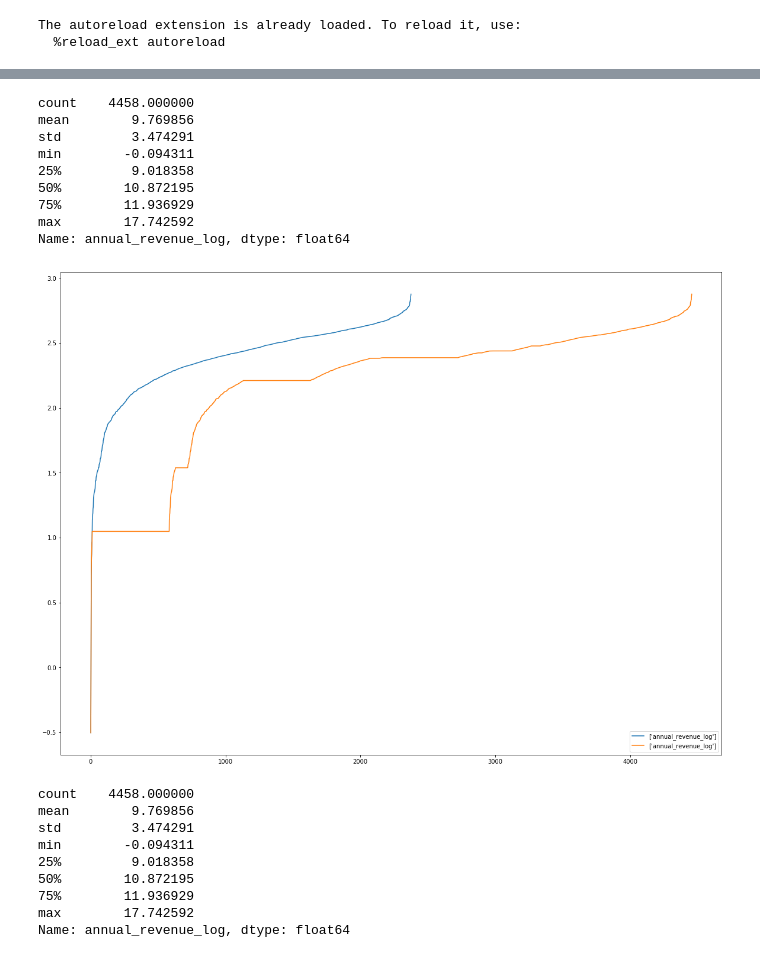
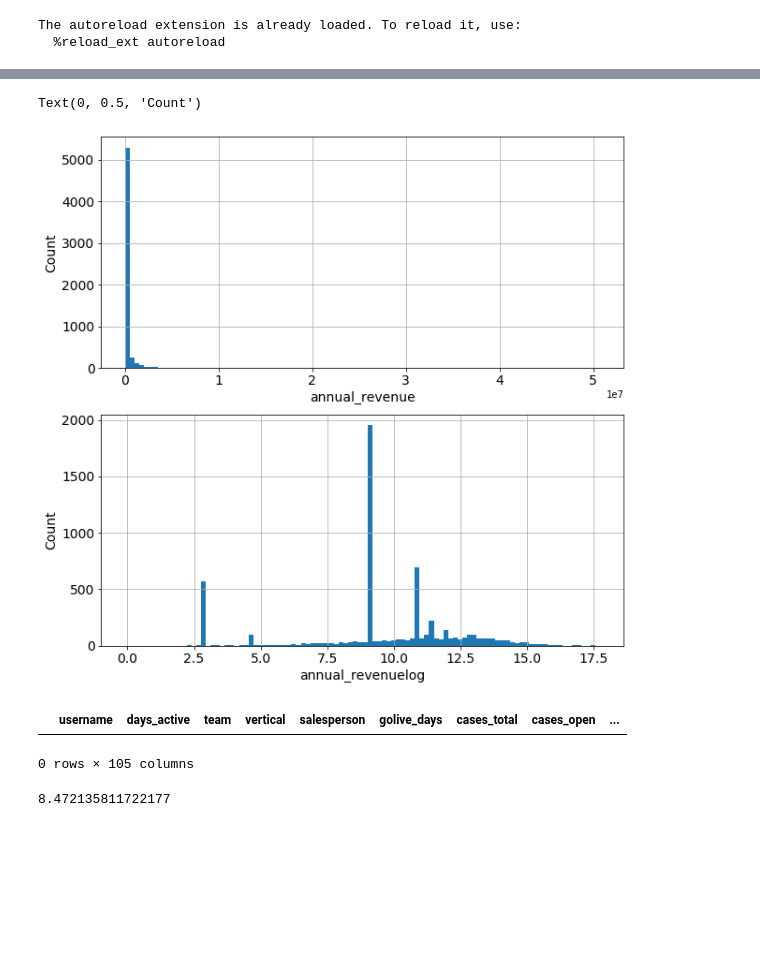
Before and after one commit to justinhennessy/100-days-of-code, a Jupyter notebook: project/EDA.ipynb, the cells around one changed output, grey strips where cells are left out. Drawn from its saved outputs; the diff is of its cells as text; code cells hidden in the pictures; blank space fills up the shorter version.

```diff
--- a/project/EDA.ipynb
+++ b/project/EDA.ipynb
@@ -97,38 +175,37 @@ plt.show()
 # %%
-df_processed = preprocessing.logify_feature(df_processed, COLUMN_NAME)
+df_processed = preprocessing.logify_feature(df_processed, COLUMN_NAME, False)
 
-df_processed[COLUMN_NAME+"_log"].describe()
+#df_processed[COLUMN_NAME+"_log"].describe()
-# %% [output]
-count    4458.000000
-mean        9.769856
-std         3.474291
-min        -0.094311
-25%         9.018358
-50%        10.872195
-75%        11.936929
-max        17.742592
-Name: annual_revenue_log, dtype: float64
-# %%
-# Plot sorted unique and non unique log values for COLUMN_NAME
-
-plt.figure(figsize=(20,15))
-
-plt.plot(np.log(np.unique(np.sort(df_processed[COLUMN_NAME+"_log"]))), label=[COLUMN_NAME+"_log"])
-plt.plot(np.log(np.sort(df_processed[COLUMN_NAME+"_log"])), label=[COLUMN_NAME+"_log"])
-
-plt.legend(loc='lower right')
-plt.show()
-# %% [output]
-[figure, removed]
+# %%
+plt.figure(figsize=(10,10))
+ax = plt.subplot(2,1,1)
+df_processed[COLUMN_NAME].hist(ax=ax, bins=100)
+ax.tick_params(labelsize=14)
+ax.set_xlabel(COLUMN_NAME, fontsize=14)
+ax.set_ylabel('Count', fontsize=14)
+
+ax = plt.subplot(2,1,2)
+df_processed[COLUMN_NAME+"_log"].hist(ax=ax, bins=100)
+ax.tick_params(labelsize=14)
+ax.set_xlabel(COLUMN_NAME+'log', fontsize=14)
+ax.set_ylabel('Count', fontsize=14)
+# %% [output]
+Text(0, 0.5, 'Count')
+[figure, added]
+# %%
+# The next step needs only positive values, this will show which rows are <= 0
+df_processed[df_processed[COLUMN_NAME] <= 0]
+
+# This is how to replace the <= 0 values with something, mean or median is usually a good idea
+#df_processed[COLUMN_NAME][df_processed[COLUMN_NAME] <= 0] = df_processed[COLUMN_NAME].median()
+# %% [output]
+|  | username | days_active | team | vertical | salesperson | golive_days | cases_total | cases_open | ... |
+0 rows × 105 columns
+# %%
+from scipy import stats
+boxcox, bc_params = stats.boxcox(df_processed[COLUMN_NAME])
+bc_params
+# %% [output]
+8.472135811722177
 # %%
-df_processed[COLUMN_NAME+"_log"].describe()
+df_processed[COLUMN_NAME + '_bc'] = boxcox
-# %% [output]
-count    4458.000000
-mean        9.769856
-std         3.474291
-min        -0.094311
-25%         9.018358
-50%        10.872195
-75%        11.936929
-max        17.742592
-Name: annual_revenue_log, dtype: float64
```
Also changed, not shown: parts of 13 cells of this notebook, 2 other files.
